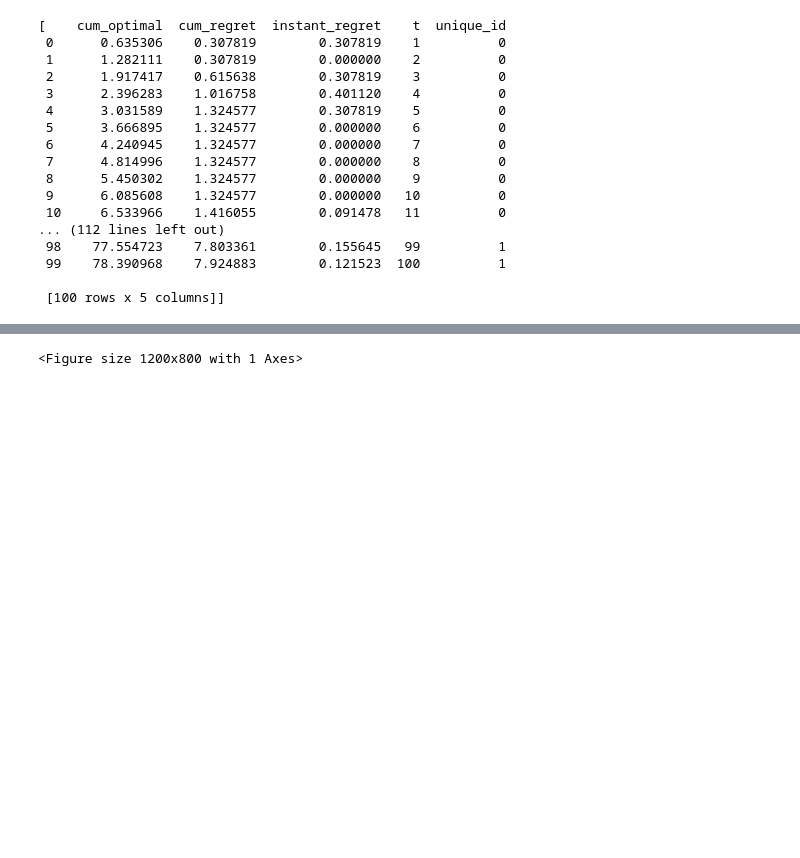
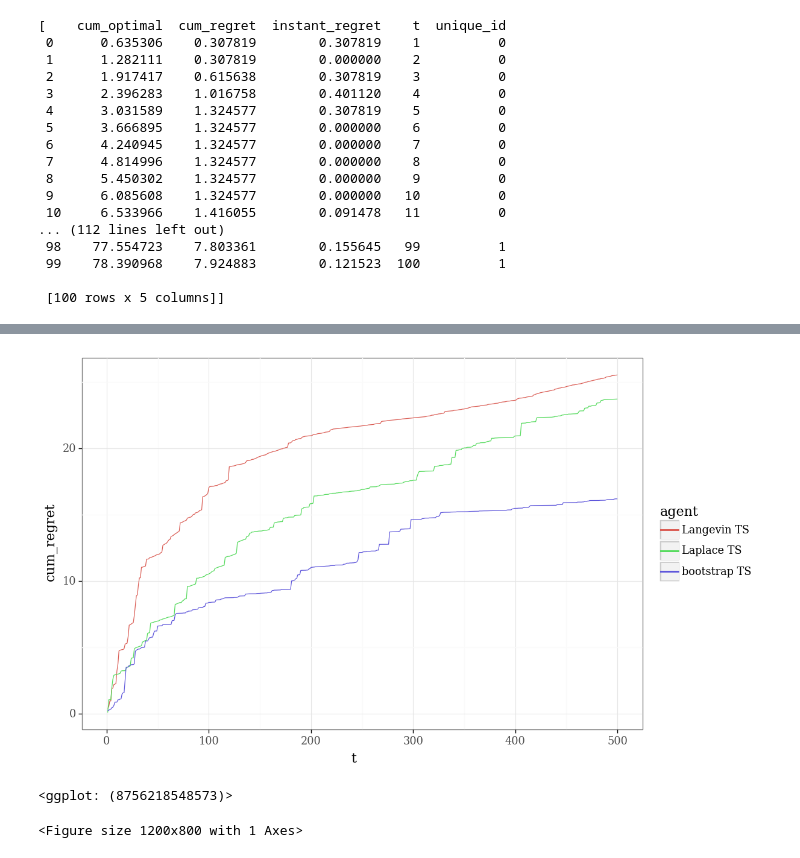
Before and after one commit to holdenlee/Online_Sampling, a Jupyter notebook: src/Notebook.ipynb, the cells around one changed output, grey strips where cells are left out. Drawn from its saved outputs; the diff is of its cells as text; code cells hidden in the pictures; blank space fills up the shorter version.

```diff
--- a/src/Notebook.ipynb
+++ b/src/Notebook.ipynb
@@ -274,3 +277,15 @@ print(p)
+# %%
+plt_df_cum_regret = (df.groupby(['agent', 't'])
+          .agg({'cum_regret': np.mean})
+          .reset_index())
+
+q = (gg.ggplot(plt_df_cum_regret)
+     + gg.aes('t', 'cum_regret', colour='agent')
+     + gg.geom_line())
+q
+# %% [output]
+[figure, added]
+<ggplot: (8756218548573)>
 # %%
 # %load local_runner.py
 """Run an experiment locally from a config file.
```
Also changed, not shown: parts of 1 cell of this notebook, 3 other files.
